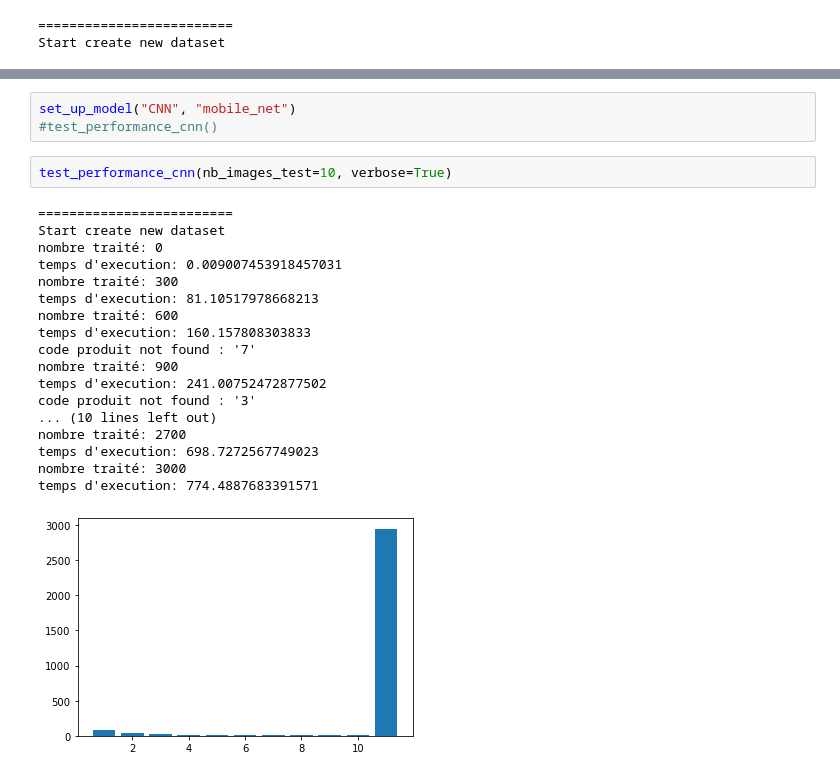
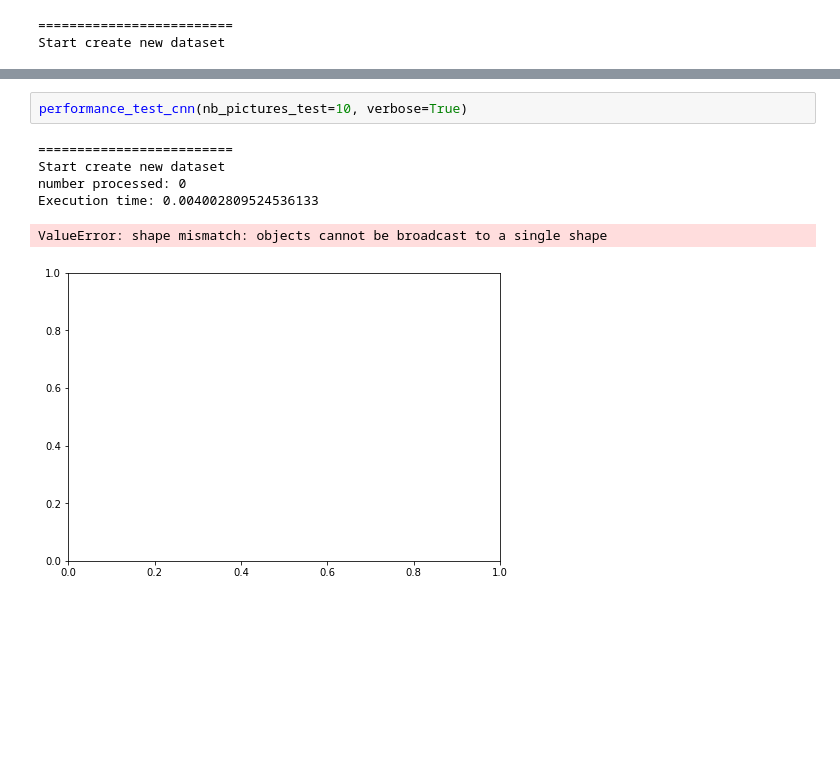
Before and after one commit to HubHetic/Open-Food-Fact, a Jupyter notebook: notebook/test.ipynb, the cells around one changed output, grey strips where cells are left out. Drawn from its saved outputs; the diff is of its cells as text; blank space fills up the shorter version.

Commit message:
:bug: Try out debbuging the function to test the efficiency of our models

```diff
--- a/notebook/test.ipynb
+++ b/notebook/test.ipynb
@@ -40,24 +57,9 @@ NotFittedError: This NearestNeighbors instance is not fitted yet. Call 'fit' wit
-# %%
-set_up_model("CNN", "mobile_net")
-#test_performance_cnn()
 # %%
-test_performance_cnn(nb_images_test=10, verbose=True)
+performance_test_cnn(nb_pictures_test=10, verbose=True)
 # %% [output]
 =========================
 Start create new dataset
-nombre traité: 0
-temps d'execution: 0.009007453918457031
-nombre traité: 300
-temps d'execution: 81.10517978668213
-nombre traité: 600
-temps d'execution: 160.157808303833
-code produit not found : '7'
-nombre traité: 900
-temps d'execution: 241.00752472877502
-code produit not found : '3'
-... (10 lines left out)
-nombre traité: 2700
-temps d'execution: 698.7272567749023
-nombre traité: 3000
-temps d'execution: 774.4887683391571
+number processed: 0
+Execution time: 0.004002809524536133
+ValueError: shape mismatch: objects cannot be broadcast to a single shape
-[figure, old version]
+[figure, new version]
```
Also changed, not shown: parts of 9 cells of this notebook, 2 other files.
